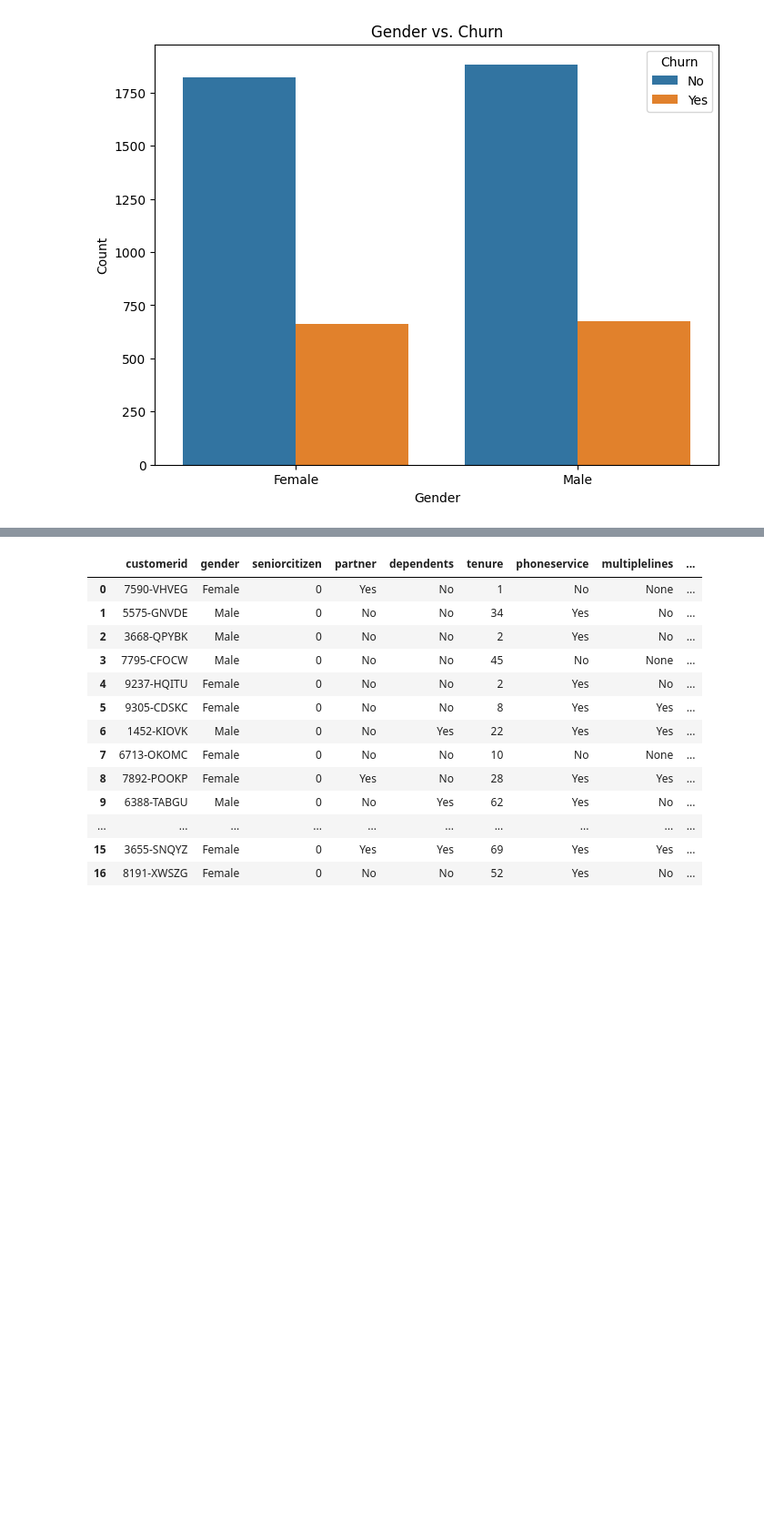
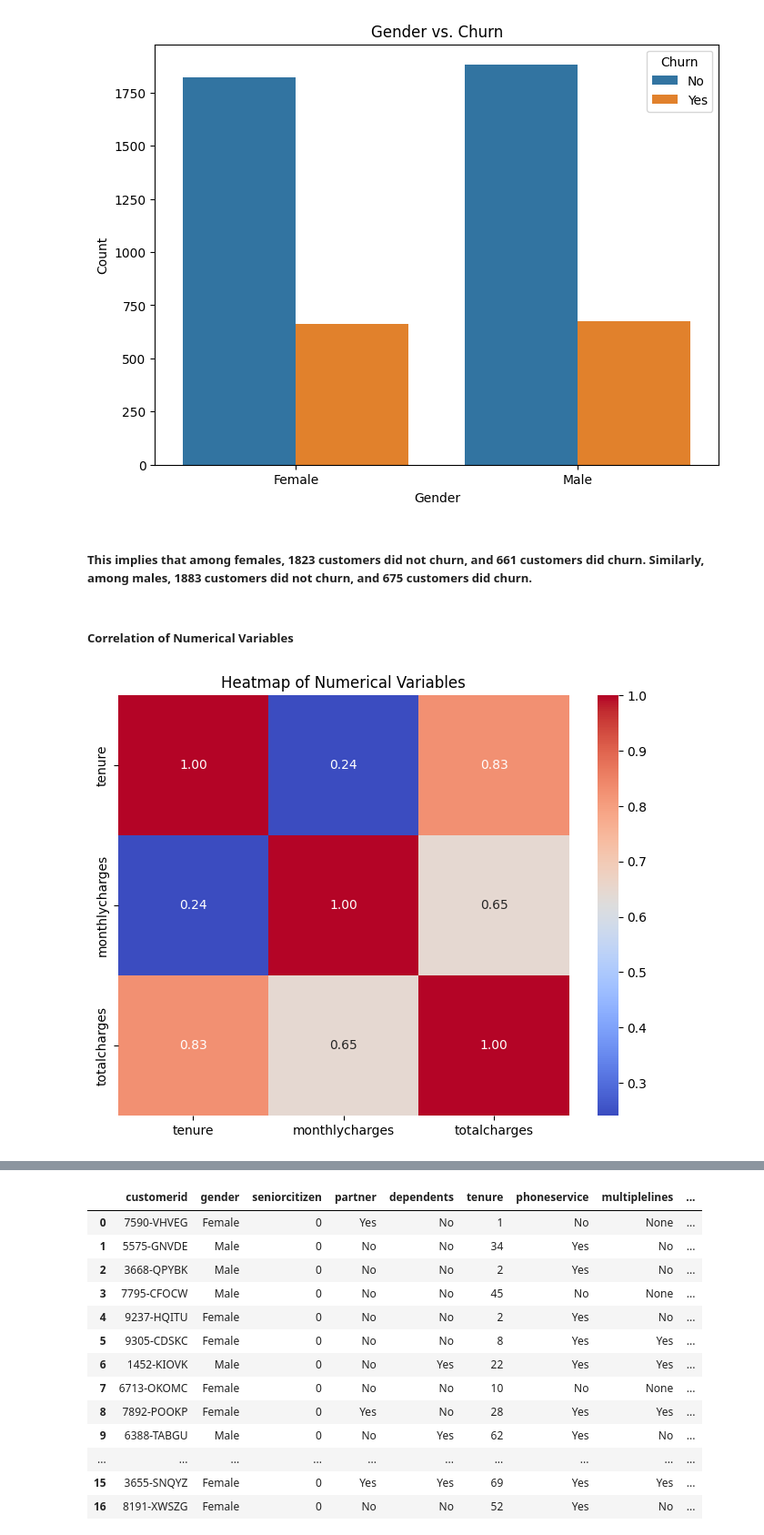
Before and after one commit to AndyMortey/A-Classification-Project-The-Customer-Churn-Analysis, a Jupyter notebook: notebook.ipynb, the cells around one changed output, grey strips where cells are left out. Shown at 91% size. Saved outputs shown, nothing was run; the diff lists cells and outputs as text; code cells hidden in the pictures; blank space fills up the shorter version.

```diff
--- a/notebook.ipynb
+++ b/notebook.ipynb
@@ -564,3 +574,19 @@ plt.legend(title='Churn', labels=['No', 'Yes'])
 plt.show()
 # %% [output]
 [figure]
+# %% [markdown]
+##### This implies that among females, 1823 customers did not churn, and 661 customers did churn. Similarly, among males, 1883 customers did not churn, and 675 customers did churn.
+# %% [markdown]
+##### Correlation of Numerical Variables
+# %%
+#Select the relevant columns
+selected_columns = ['tenure', 'monthlycharges', 'totalcharges']
+selected_corr_matrix = df[selected_columns].corr()
+
+#Plot the heatmap
+plt.figure(figsize=(8, 6))
+sns.heatmap(selected_corr_matrix, annot=True, cmap='coolwarm', fmt=".2f")
+plt.title('Heatmap of Numerical Variables')
+plt.show()
+# %% [output]
+[figure, added]
```
Also changed, not shown: parts of 6 cells of this notebook.
